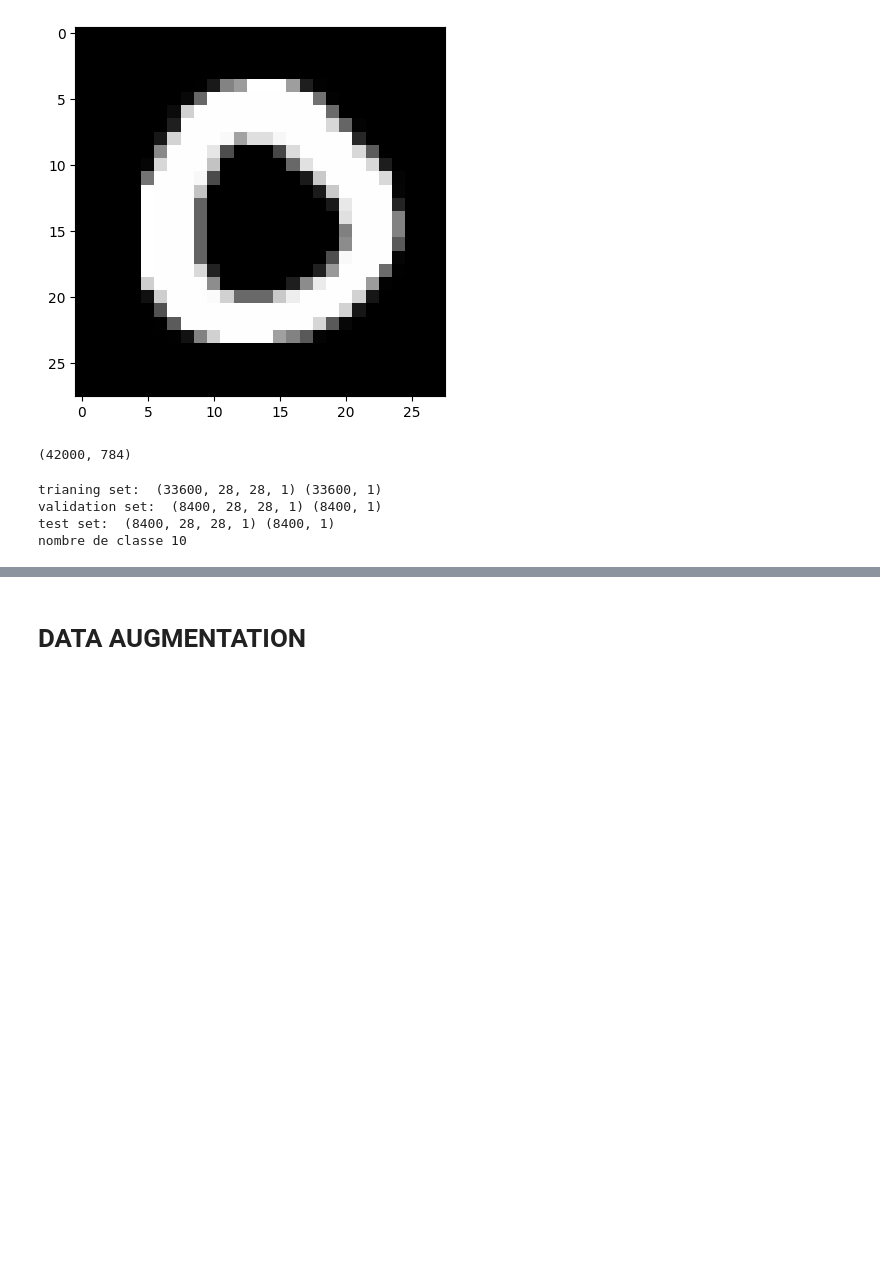
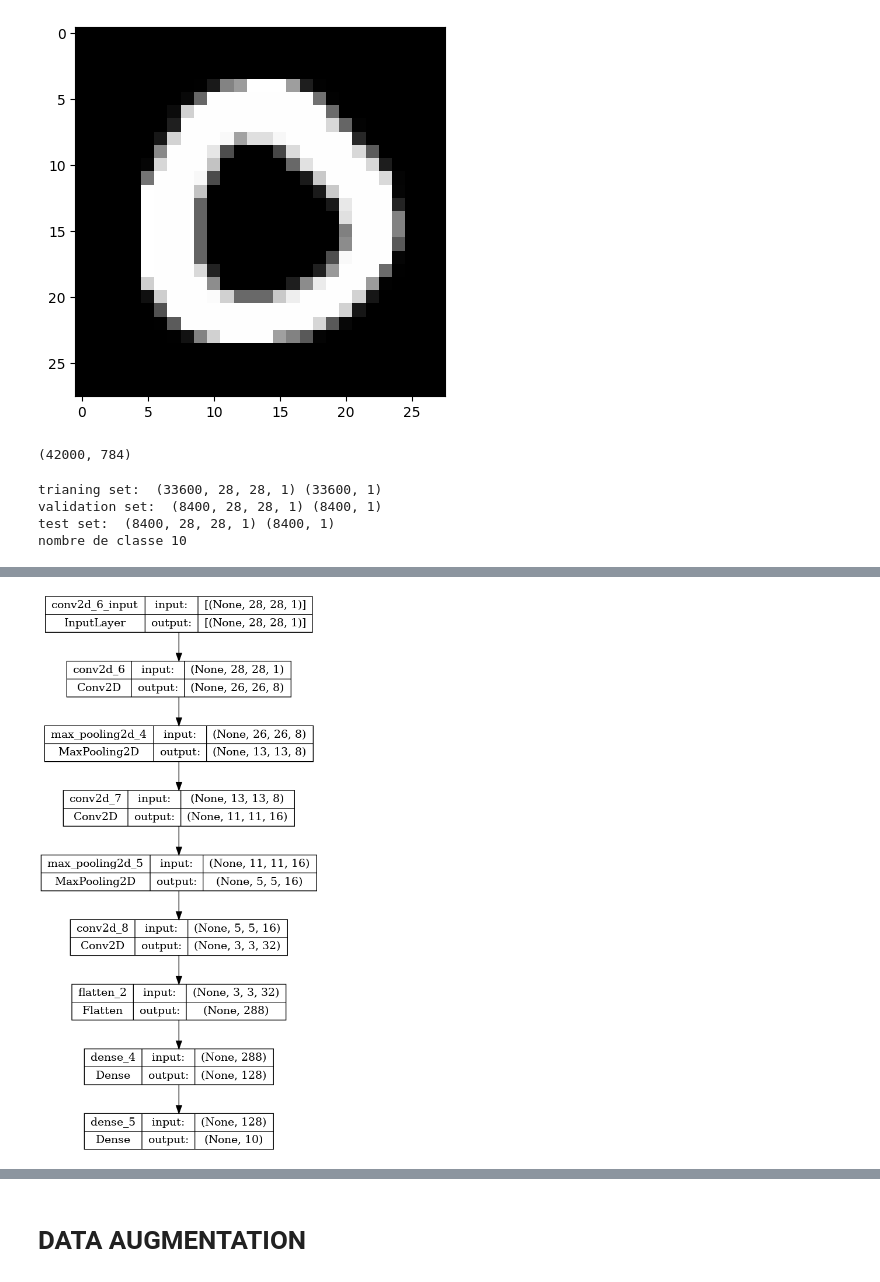
Before and after one commit to ASAKHRI/projet_CNN, a Jupyter notebook: projet_cnn.ipynb, the cells around one changed output, grey strips where cells are left out. Cells and saved outputs as stored; diff of their text form; code cells hidden in the pictures; blank space fills up the shorter version.

```diff
--- a/projet_cnn.ipynb
+++ b/projet_cnn.ipynb
@@ -185,3 +187,7 @@ plt.show()
+# %%
+plot_model(model, to_file='model_plot.png', show_shapes=True, show_layer_names=True)
+# %% [output]
+[figure, added]
 # %%
 model.summary()
 # %% [output]
```
Also changed, not shown: parts of 16 cells of this notebook, 1 other file.
